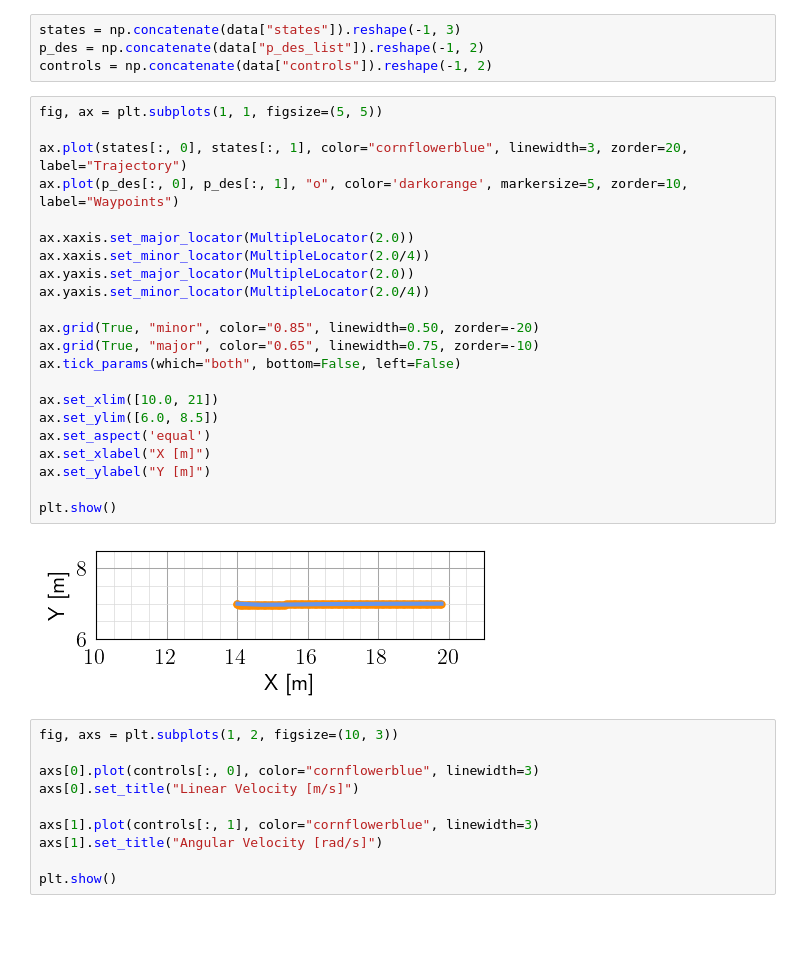
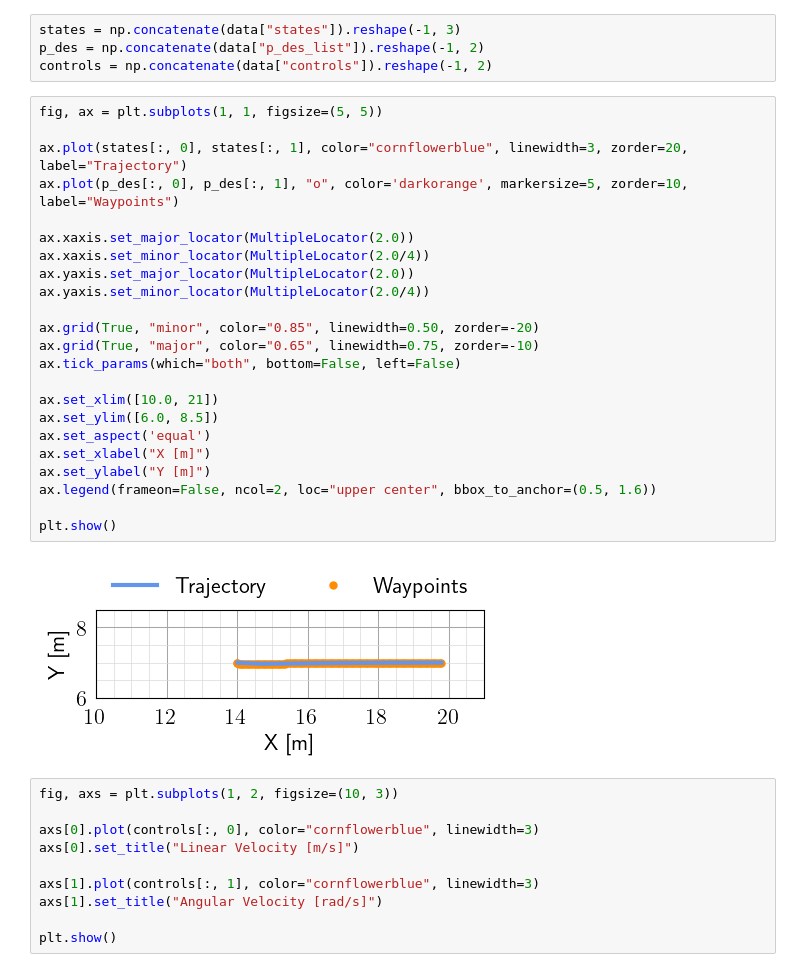
Before and after one commit to BolunDai0216/UGVControl, a Jupyter notebook: visualize.ipynb, the cells around one changed output. Saved outputs shown, nothing was run; the diff lists cells and outputs as text; blank space fills up the shorter version.

Commit message:
updated visualization

```diff
--- a/visualize.ipynb
+++ b/visualize.ipynb
@@ -18,27 +18,28 @@ controls = np.concatenate(data["controls"]).reshape(-1, 2)
 # %%
 fig, ax = plt.subplots(1, 1, figsize=(5, 5))
 
 ax.plot(states[:, 0], states[:, 1], color="cornflowerblue", linewidth=3, zorder=20, label="Trajectory")
 ax.plot(p_des[:, 0], p_des[:, 1], "o", color='darkorange', markersize=5, zorder=10, label="Waypoints")
 
 ax.xaxis.set_major_locator(MultipleLocator(2.0))
 ax.xaxis.set_minor_locator(MultipleLocator(2.0/4))
 ax.yaxis.set_major_locator(MultipleLocator(2.0))
 ax.yaxis.set_minor_locator(MultipleLocator(2.0/4))
 
 ax.grid(True, "minor", color="0.85", linewidth=0.50, zorder=-20)
 ax.grid(True, "major", color="0.65", linewidth=0.75, zorder=-10)
 ax.tick_params(which="both", bottom=False, left=False)
 
 ax.set_xlim([10.0, 21])
 ax.set_ylim([6.0, 8.5])
 ax.set_aspect('equal')
 ax.set_xlabel("X [m]")
 ax.set_ylabel("Y [m]")
+ax.legend(frameon=False, ncol=2, loc="upper center", bbox_to_anchor=(0.5, 1.6))
 
 plt.show()
 # %% [output]
-[figure, old version]
+[figure, new version]
 # %%
 fig, axs = plt.subplots(1, 2, figsize=(10, 3))
 
```
